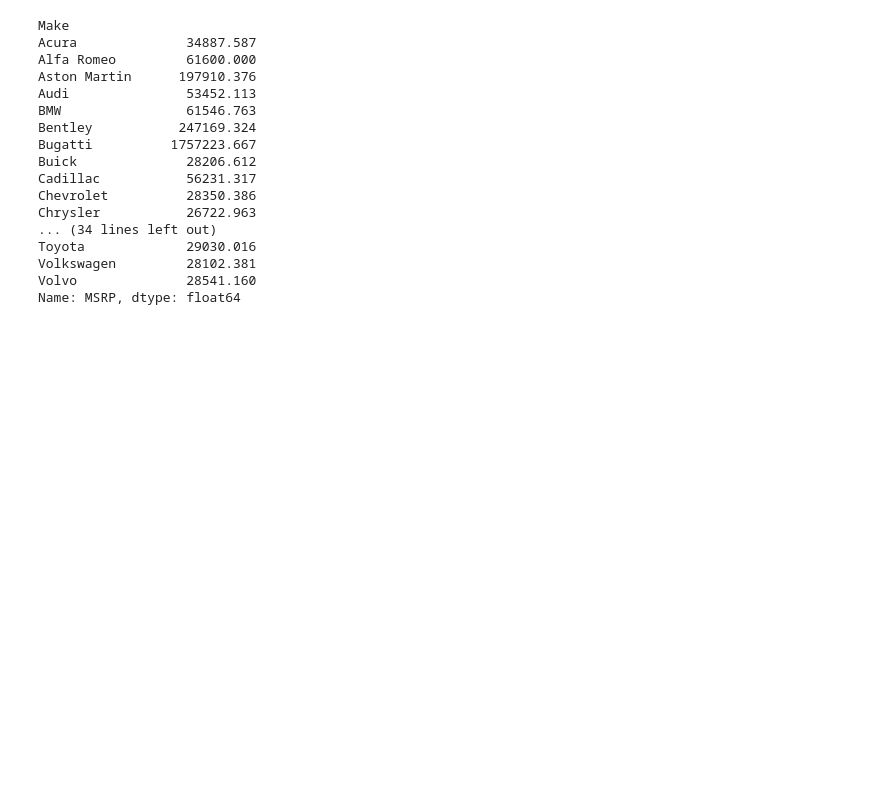
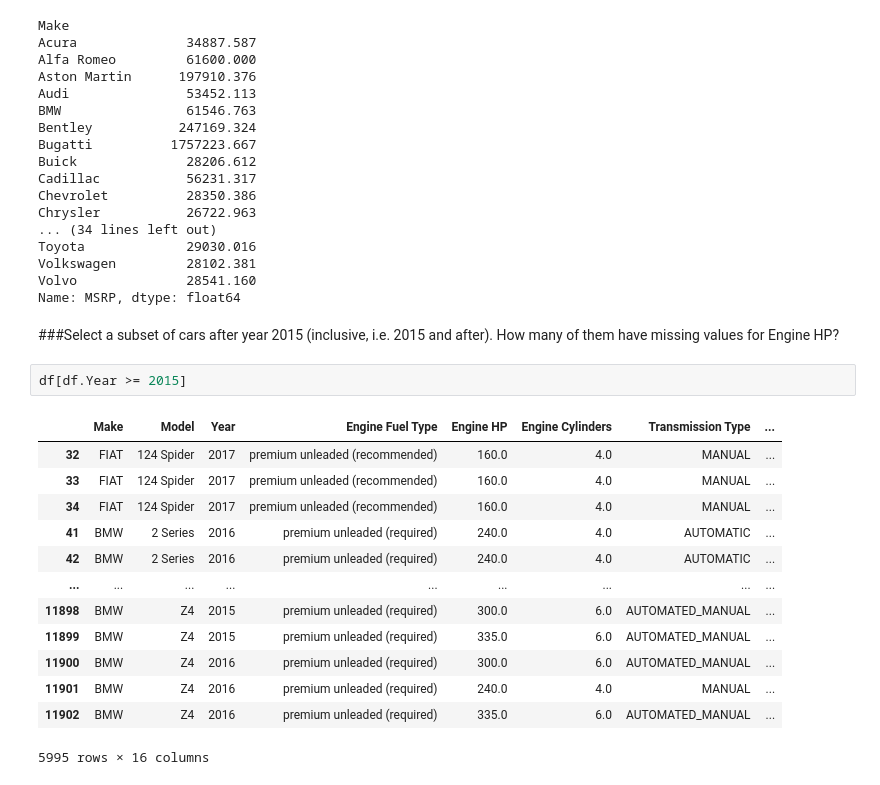
Before and after one commit to carlos-alves-one/ML-Zoomcamp-Week-1, a Jupyter notebook: ML_Zoomcamp_Week_2.ipynb, the cells around one changed output. Drawn from its saved outputs; the diff is of its cells as text; blank space fills up the shorter version.

Commit message:
Select a subset of cars after year 2015 and how many missing values for Engine HP

```diff
--- a/ML_Zoomcamp_Week_2.ipynb
+++ b/ML_Zoomcamp_Week_2.ipynb
@@ -68,3 +68,21 @@ Toyota             29030.016
 Volkswagen         28102.381
 Volvo              28541.160
 Name: MSRP, dtype: float64
+# %% [markdown]
+###Select a subset of cars after year 2015 (inclusive, i.e. 2015 and after). How many of them have missing values for Engine HP?
+# %%
+df[df.Year >= 2015]
+# %% [output]
+|  | Make | Model | Year | Engine Fuel Type | Engine HP | Engine Cylinders | Transmission Type | ... |
+| 32 | FIAT | 124 Spider | 2017 | premium unleaded (recommended) | 160.0 | 4.0 | MANUAL | ... |
+| 33 | FIAT | 124 Spider | 2017 | premium unleaded (recommended) | 160.0 | 4.0 | MANUAL | ... |
+| 34 | FIAT | 124 Spider | 2017 | premium unleaded (recommended) | 160.0 | 4.0 | MANUAL | ... |
+| 41 | BMW | 2 Series | 2016 | premium unleaded (required) | 240.0 | 4.0 | AUTOMATIC | ... |
+| 42 | BMW | 2 Series | 2016 | premium unleaded (required) | 240.0 | 4.0 | AUTOMATIC | ... |
+| ... | ... | ... | ... | ... | ... | ... | ... | ... |
+| 11898 | BMW | Z4 | 2015 | premium unleaded (required) | 300.0 | 6.0 | AUTOMATED_MANUAL | ... |
+| 11899 | BMW | Z4 | 2015 | premium unleaded (required) | 335.0 | 6.0 | AUTOMATED_MANUAL | ... |
+| 11900 | BMW | Z4 | 2016 | premium unleaded (required) | 300.0 | 6.0 | AUTOMATED_MANUAL | ... |
+| 11901 | BMW | Z4 | 2016 | premium unleaded (required) | 240.0 | 4.0 | MANUAL | ... |
+| 11902 | BMW | Z4 | 2016 | premium unleaded (required) | 335.0 | 6.0 | AUTOMATED_MANUAL | ... |
+5995 rows × 16 columns
```
Also changed, not shown: parts of 1 cell of this notebook.
